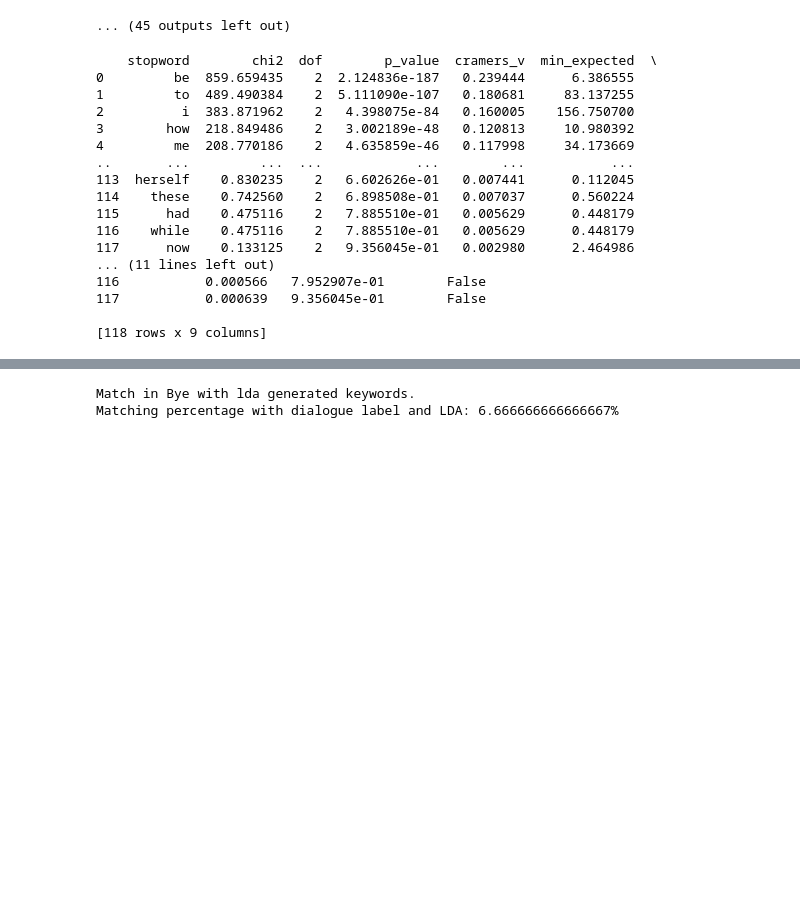
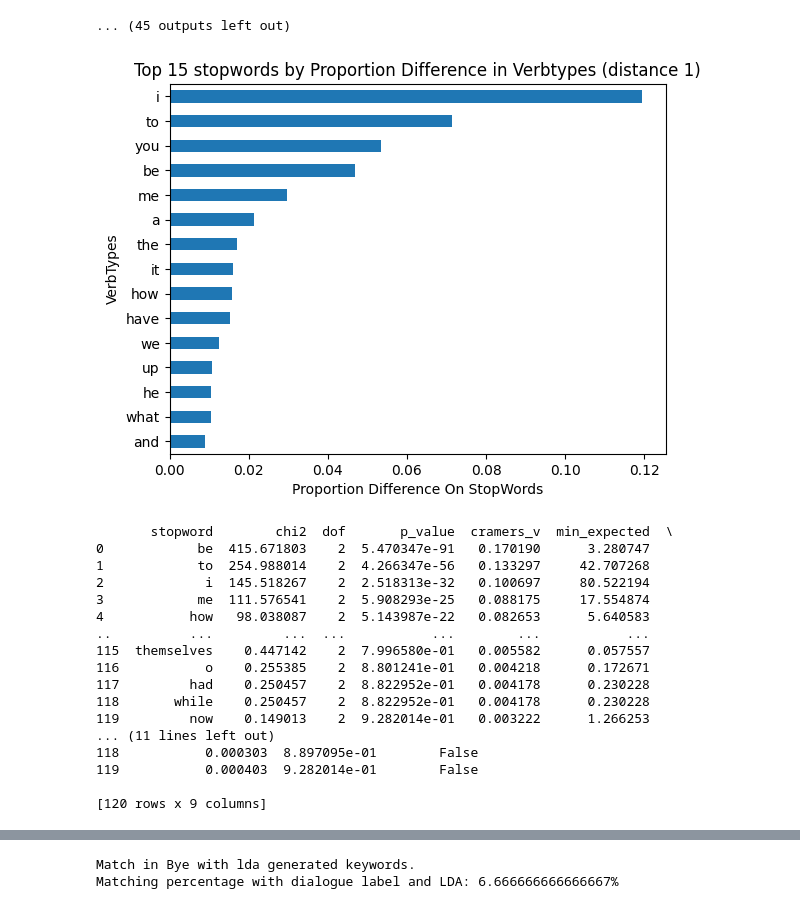
Before and after one commit to NevaEvar/NLP_Final_Project, a Jupyter notebook: Main.ipynb, the cells around one changed output, grey strips where cells are left out. Cells and saved outputs as stored; diff of their text form; code cells hidden in the pictures; blank space fills up the shorter version.

```diff
--- a/Main.ipynb
+++ b/Main.ipynb
@@ -336,37 +350,46 @@ dict_keys(['Action', 'Auxiliary', 'Modal'])
 # %%
 # task 4.3
 # H0: stopwords are uniformly distributed across verb types
 # H1: stopwords are not uniformly distributed across verb types
 
 sortVerb = sorted(verbTypesList, key = lambda x: x[1])  # Sort by verb
 
 verbGroupsM = defaultdict(list)
 for i in sortVerb:
     verbGroupsM[i[1]].extend(i[3]) # stopwords at distance 1
-    verbGroupsM[i[1]].extend(i[3]) # non stopwords at distance 1
+    verbGroupsM[i[1]].extend(i[4]) # non stopwords at distance 1
 
 propDfVerb, propDfTotalsVerb = stopwordStats.ProportionalityMatrix(verbGroupsM)
 # statistical values for hypothesis testing
+diffVerb = propDfVerb.max(axis = 0) - propDfVerb.min(axis = 0)
+top15Verb = diffVerb.sort_values(ascending=False).head(15)
+top15Verb.sort_values(ascending = True).plot(kind='barh')
+plt.xlabel('Proportion Difference On StopWords')
+plt.ylabel('VerbTypes')
+plt.title('Top 15 stopwords by Proportion Difference in Verbtypes (distance 1)')
+plt.show()
+
 resultsVerb = stats.MatrixStatistics(propDfVerb, propDfTotalsVerb)
 print(resultsVerb)
 # %% [output]
+[figure, added]
-    stopword        chi2  dof        p_value  cramers_v  min_expected  \
-0         be  859.659435    2  2.124836e-187   0.239444      6.386555
-1         to  489.490384    2  5.111090e-107   0.180681     83.137255
-2          i  383.871962    2   4.398075e-84   0.160005    156.750700
-3        how  218.849486    2   3.002189e-48   0.120813     10.980392
-4         me  208.770186    2   4.635859e-46   0.117998     34.173669
-..       ...         ...  ...            ...        ...           ...
-113  herself    0.830235    2   6.602626e-01   0.007441      0.112045
-114    these    0.742560    2   6.898508e-01   0.007037      0.560224
-115      had    0.475116    2   7.885510e-01   0.005629      0.448179
-116    while    0.475116    2   7.885510e-01   0.005629      0.448179
-117      now    0.133125    2   9.356045e-01   0.002980      2.464986
+       stopword        chi2  dof       p_value  cramers_v  min_expected  \
+0            be  415.671803    2  5.470347e-91   0.170190      3.280747
+1            to  254.988014    2  4.266347e-56   0.133297     42.707268
+2             i  145.518267    2  2.518313e-32   0.100697     80.522194
+3            me  111.576541    2  5.908293e-25   0.088175     17.554874
+4           how   98.038087    2  5.143987e-22   0.082653      5.640583
+..          ...         ...  ...           ...        ...           ...
+115  themselves    0.447142    2  7.996580e-01   0.005582      0.057557
+116           o    0.255385    2  8.801241e-01   0.004218      0.172671
+117         had    0.250457    2  8.822952e-01   0.004178      0.230228
+118       while    0.250457    2  8.822952e-01   0.004178      0.230228
+119         now    0.149013    2  9.282014e-01   0.003222      1.266253
 ... (11 lines left out)
-116           0.000566   7.952907e-01        False
-117           0.000639   9.356045e-01        False
+118           0.000303  8.897095e-01        False
+119           0.000403  9.282014e-01        False
 
-[118 rows x 9 columns]
+[120 rows x 9 columns]
 # %%
 # task 5.1
 # creates a topicWords dictionary that will be used in sections 6. 7. 8.
```
Also changed, not shown: parts of 5 cells of this notebook, 1 other file.
